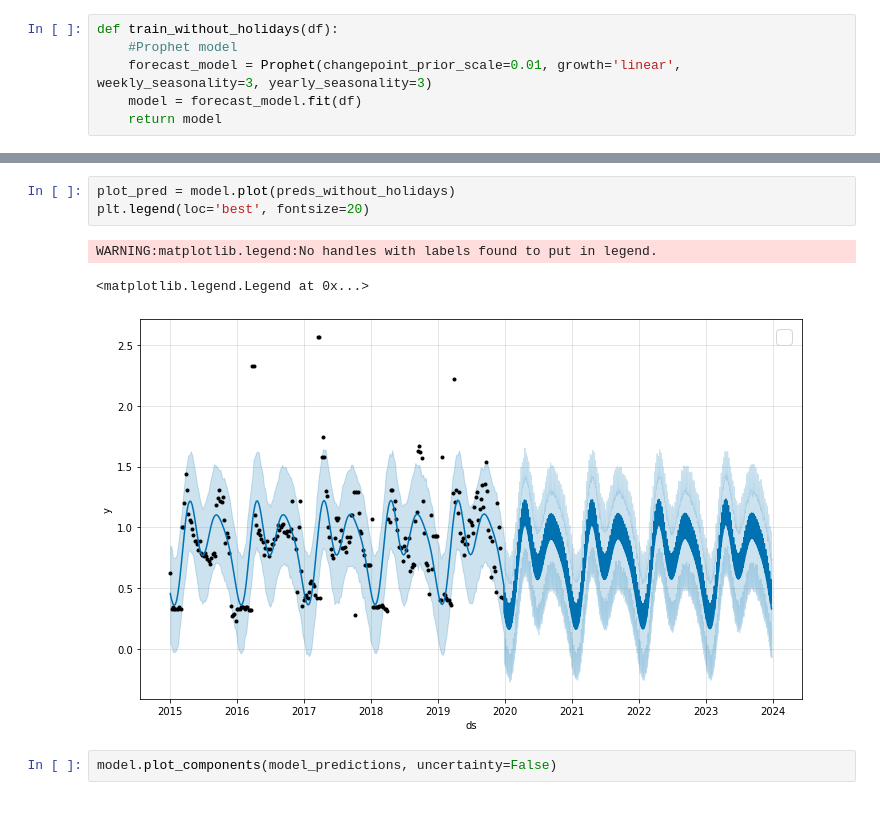
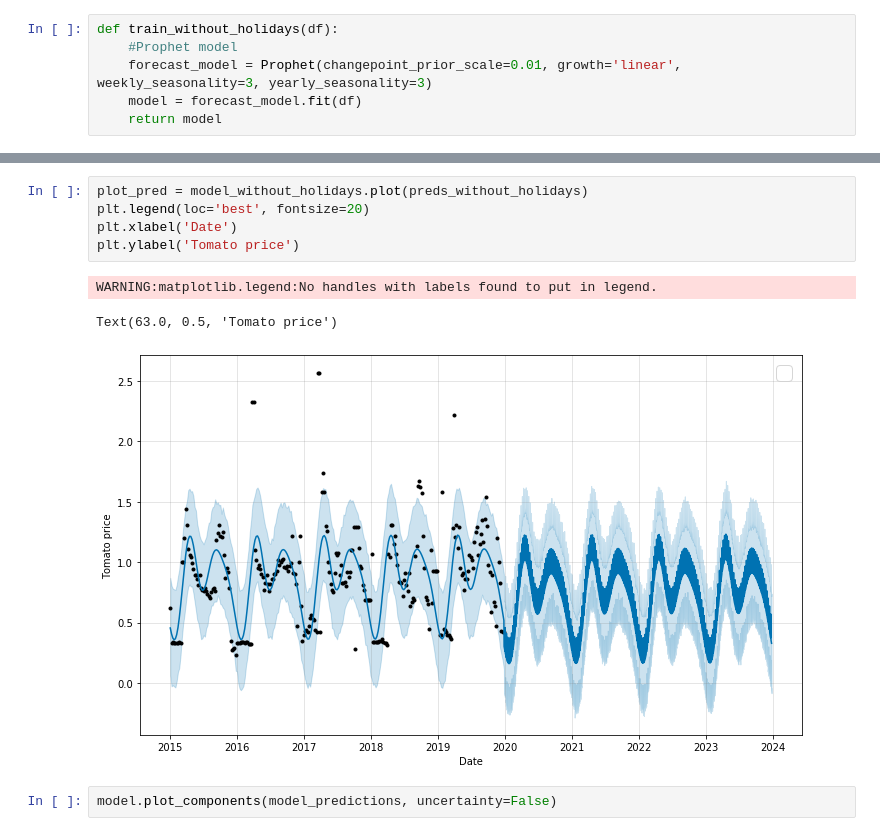
Before and after one commit to pola255/tomato-price, a Jupyter notebook: Prophet/Tomato price Prophet.ipynb, the cells around one changed output, grey strips where cells are left out. Drawn from its saved outputs; the diff is of its cells as text.

```diff
--- a/Prophet/Tomato price Prophet.ipynb
+++ b/Prophet/Tomato price Prophet.ipynb
@@ -177,10 +173,12 @@ INFO:fbprophet:Disabling daily seasonality. Run prophet with daily_seasonality=T
 # %%
-plot_pred = model.plot(preds_without_holidays)
+plot_pred = model_without_holidays.plot(preds_without_holidays)
 plt.legend(loc='best', fontsize=20)
+plt.xlabel('Date')
+plt.ylabel('Tomato price')
 # %% [output]
 WARNING:matplotlib.legend:No handles with labels found to put in legend.
-<matplotlib.legend.Legend at 0x...>
+Text(63.0, 0.5, 'Tomato price')
-[figure, old version]
+[figure, new version]
 # %%
 model.plot_components(model_predictions, uncertainty=False)
 # %% [output]
```
Also changed, not shown: parts of 15 cells of this notebook.
